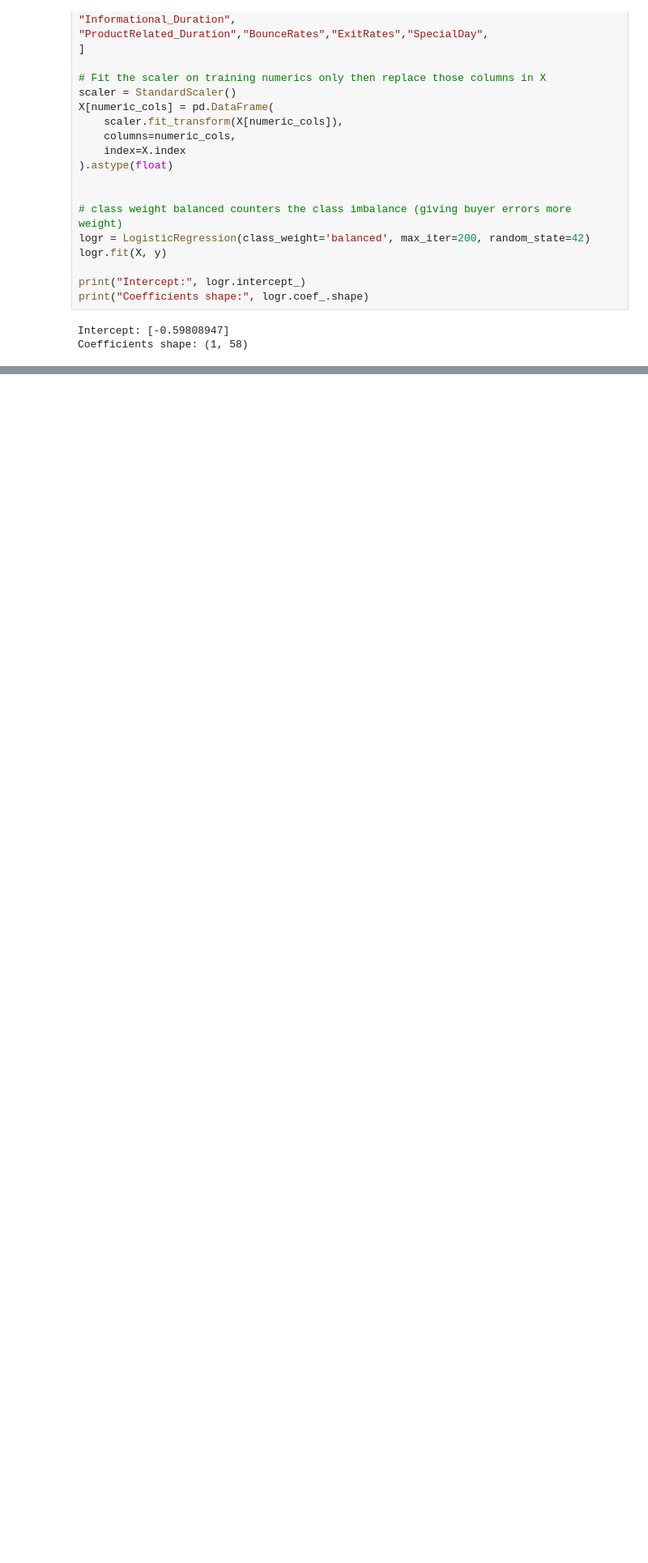
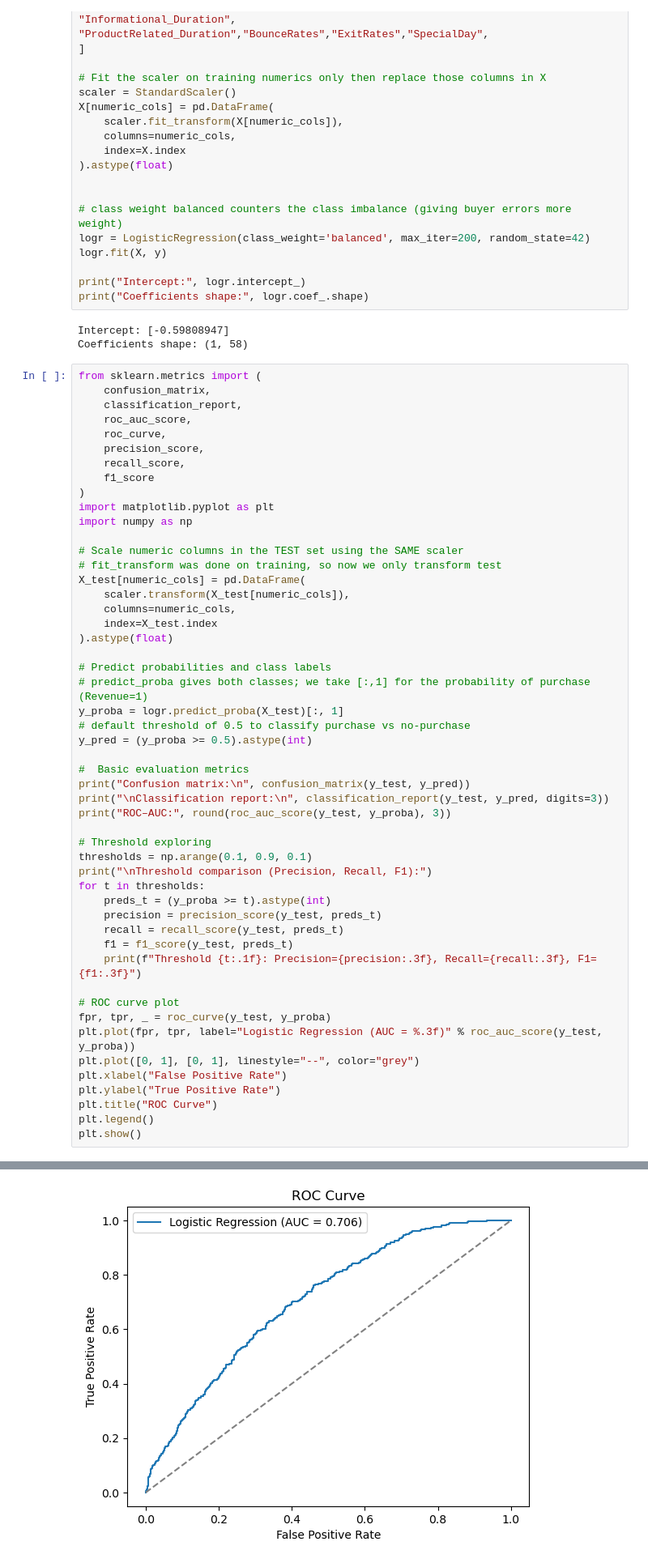
Before and after one commit to tianajsmith-cbs/Applied-Machine-Learning-Project, a Jupyter notebook: Notebooks/04_logistic_regression.ipynb, the cells around one changed output, grey strips where cells are left out. Shown at 81% size. Saved outputs shown, nothing was run; the diff lists cells and outputs as text; blank space fills up the shorter version.

Commit message:
Updated logistic regression notebook with evaluation and ROC curve

```diff
--- a/Notebooks/04_logistic_regression.ipynb
+++ b/Notebooks/04_logistic_regression.ipynb
@@ -36,3 +36,55 @@ print("Coefficients shape:", logr.coef_.shape)
 # %% [output]
 Intercept: [-0.59808947]
 Coefficients shape: (1, 58)
+# %%
+from sklearn.metrics import (
+    confusion_matrix,
+    classification_report,
+    roc_auc_score,
+    roc_curve,
+    precision_score,
+    recall_score,
+    f1_score
+)
+import matplotlib.pyplot as plt
+import numpy as np
+
+# Scale numeric columns in the TEST set using the SAME scaler
+# fit_transform was done on training, so now we only transform test
+X_test[numeric_cols] = pd.DataFrame(
+    scaler.transform(X_test[numeric_cols]),
+    columns=numeric_cols,
+    index=X_test.index
+).astype(float)
+
+# Predict probabilities and class labels
+# predict_proba gives both classes; we take [:,1] for the probability of purchase (Revenue=1)
+y_proba = logr.predict_proba(X_test)[:, 1]
+# default threshold of 0.5 to classify purchase vs no-purchase
+y_pred = (y_proba >= 0.5).astype(int)
+
+#  Basic evaluation metrics
+print("Confusion matrix:\n", confusion_matrix(y_test, y_pred))
+print("\nClassification report:\n", classification_report(y_test, y_pred, digits=3))
+print("ROC–AUC:", round(roc_auc_score(y_test, y_proba), 3))
+
+# Threshold exploring
+thresholds = np.arange(0.1, 0.9, 0.1)
+print("\nThreshold comparison (Precision, Recall, F1):")
+for t in thresholds:
+    preds_t = (y_proba >= t).astype(int)
+    precision = precision_score(y_test, preds_t)
+    recall = recall_score(y_test, preds_t)
+    f1 = f1_score(y_test, preds_t)
+    print(f"Threshold {t:.1f}: Precision={precision:.3f}, Recall={recall:.3f}, F1={f1:.3f}")
+
+# ROC curve plot
+fpr, tpr, _ = roc_curve(y_test, y_proba)
+plt.plot(fpr, tpr, label="Logistic Regression (AUC = %.3f)" % roc_auc_score(y_test, y_proba))
+plt.plot([0, 1], [0, 1], linestyle="--", color="grey")
+plt.xlabel("False Positive Rate")
+plt.ylabel("True Positive Rate")
+plt.title("ROC Curve")
+plt.legend()
+plt.show()
+# %% [output]
@@ -38,0 +108 @@ Coefficients shape: (1, 58)
+[figure, added]
```
Also changed, not shown: parts of 1 cell of this notebook.
